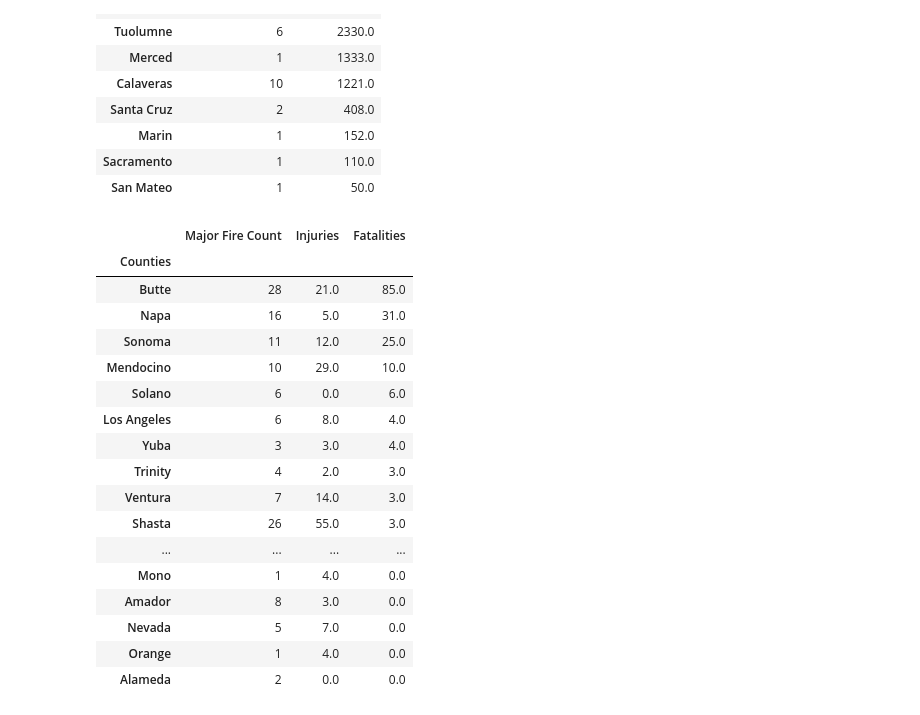
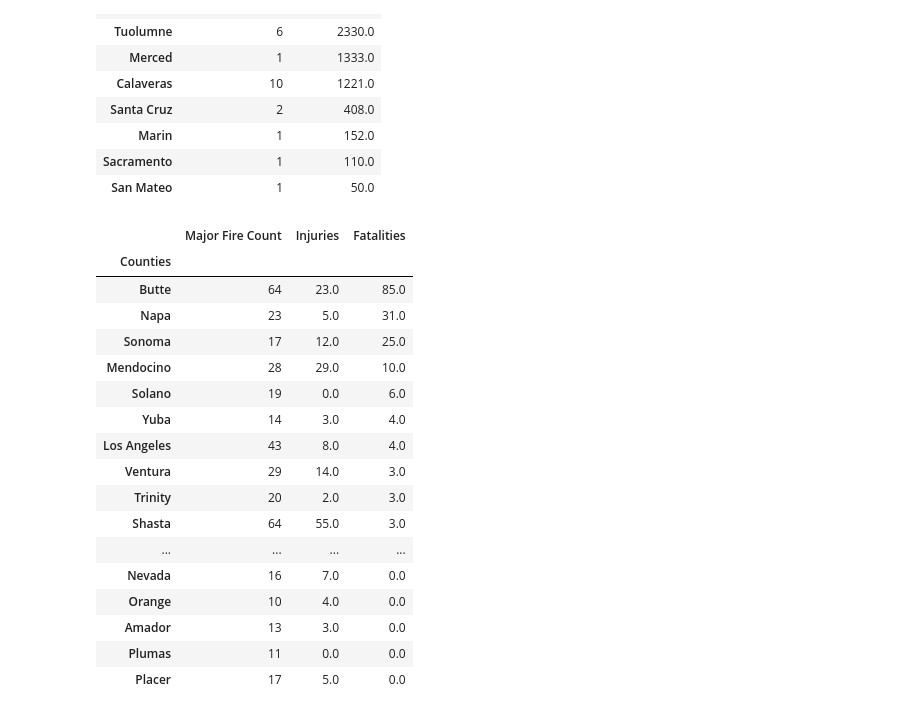
Before and after one commit to jump8621/data-project-I, a Jupyter notebook: lee_pyre.ipynb, the cells around one changed output. Saved outputs shown, nothing was run; the diff lists cells and outputs as text; code cells hidden in the pictures.

```diff
--- a/lee_pyre.ipynb
+++ b/lee_pyre.ipynb
@@ -142,10 +143,15 @@ plt.show()
 # %%
 #find count of fires deemed a major incident in each county, using "MajorIncident" column
 #get rid of counties with no major incidents
-major_df = fire_data_df.loc[fire_data_df["MajorIncident"]==True]
+# major_df = fire_data_df.loc[fire_data_df["MajorIncident"]==True]
+# major_df
+
+#using new parameter to find major fires, as defined by Cal Fire: Acres burned > 10
+major_df = fire_data_df.loc[fire_data_df["AcresBurned"]>=10]
 major_df
+#len(major_df)
 
-county_major_df = major_df.groupby(["Counties"])["MajorIncident"].sum().reset_index().sort_values(by= "MajorIncident", ascending= False)
+county_major_df = major_df.groupby(["Counties"])["UniqueId"].count().reset_index().sort_values(by= "UniqueId", ascending= False)
 county_major_df
 
 #add in county_count to compare total fires vs. major incidents
@@ -290,47 +315,49 @@ last_ten_acreage
 major_df
 
 #list of county names
 county_names = major_df["Counties"].unique()
 county_names
 
 #count unique fires with UniqueID
 maj_fire_count = major_df.groupby(["Counties"])["UniqueId"].nunique()
 maj_fire_count
 
 #count injuries with "Injuries"
 injury_count = major_df.groupby(["Counties"])["Injuries"].sum()
 injury_count
 
 #count fatalities with "Fatalities"
 fatality_count = major_df.groupby(["Counties"])["Fatalities"].sum()
 fatality_count
 
 #create a new dataframe
 human_toll_df = pd.DataFrame({"Major Fire Count": maj_fire_count,
                               "Injuries": injury_count,
                               "Fatalities": fatality_count})
 
 human_toll_df
 
 #sort by fatalities
 human_toll_fatalities_sorted = human_toll_df.sort_values(by= "Fatalities", ascending= False)
-human_toll_fatalities_sorted
+
+human_toll_visual = human_toll_fatalities_sorted
+human_toll_visual
 # %% [output]
 |  | Major Fire Count | Injuries | Fatalities |
 | Counties |  |  |  |
-| Butte | 28 | 21.0 | 85.0 |
-| Napa | 16 | 5.0 | 31.0 |
-| Sonoma | 11 | 12.0 | 25.0 |
-| Mendocino | 10 | 29.0 | 10.0 |
-| Solano | 6 | 0.0 | 6.0 |
-| Los Angeles | 6 | 8.0 | 4.0 |
-| Yuba | 3 | 3.0 | 4.0 |
-| Trinity | 4 | 2.0 | 3.0 |
-| Ventura | 7 | 14.0 | 3.0 |
-| Shasta | 26 | 55.0 | 3.0 |
+| Butte | 64 | 23.0 | 85.0 |
+| Napa | 23 | 5.0 | 31.0 |
+| Sonoma | 17 | 12.0 | 25.0 |
+| Mendocino | 28 | 29.0 | 10.0 |
+| Solano | 19 | 0.0 | 6.0 |
+| Yuba | 14 | 3.0 | 4.0 |
+| Los Angeles | 43 | 8.0 | 4.0 |
+| Ventura | 29 | 14.0 | 3.0 |
+| Trinity | 20 | 2.0 | 3.0 |
+| Shasta | 64 | 55.0 | 3.0 |
 | ... | ... | ... | ... |
-| Mono | 1 | 4.0 | 0.0 |
-| Amador | 8 | 3.0 | 0.0 |
-| Nevada | 5 | 7.0 | 0.0 |
-| Orange | 1 | 4.0 | 0.0 |
-| Alameda | 2 | 0.0 | 0.0 |
+| Nevada | 16 | 7.0 | 0.0 |
+| Orange | 10 | 4.0 | 0.0 |
+| Amador | 13 | 3.0 | 0.0 |
+| Plumas | 11 | 0.0 | 0.0 |
+| Placer | 17 | 5.0 | 0.0 |
```
Also changed, not shown: parts of 9 cells of this notebook.
